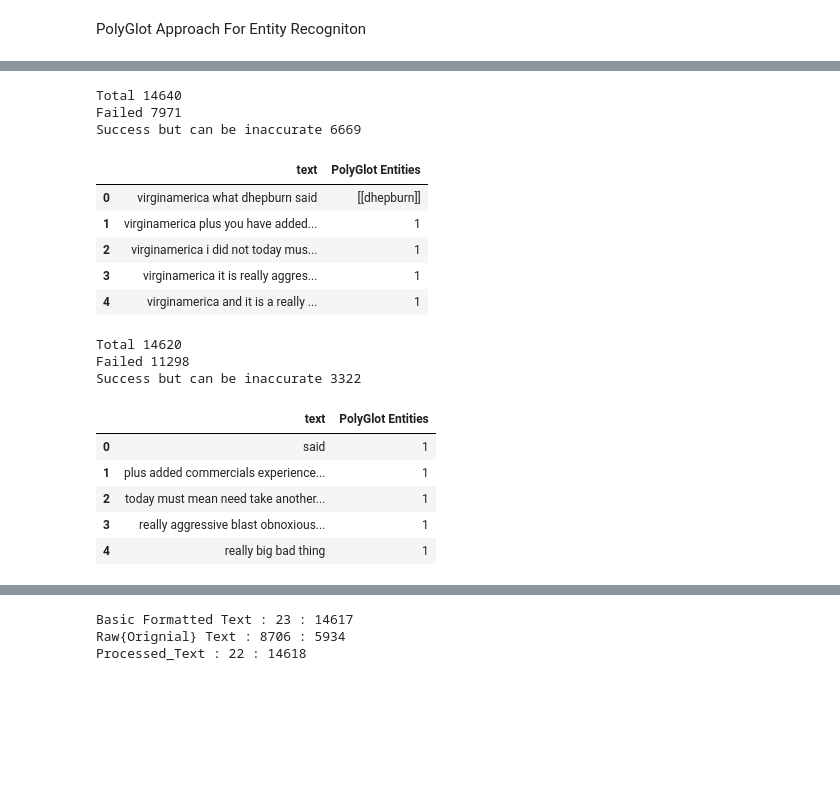
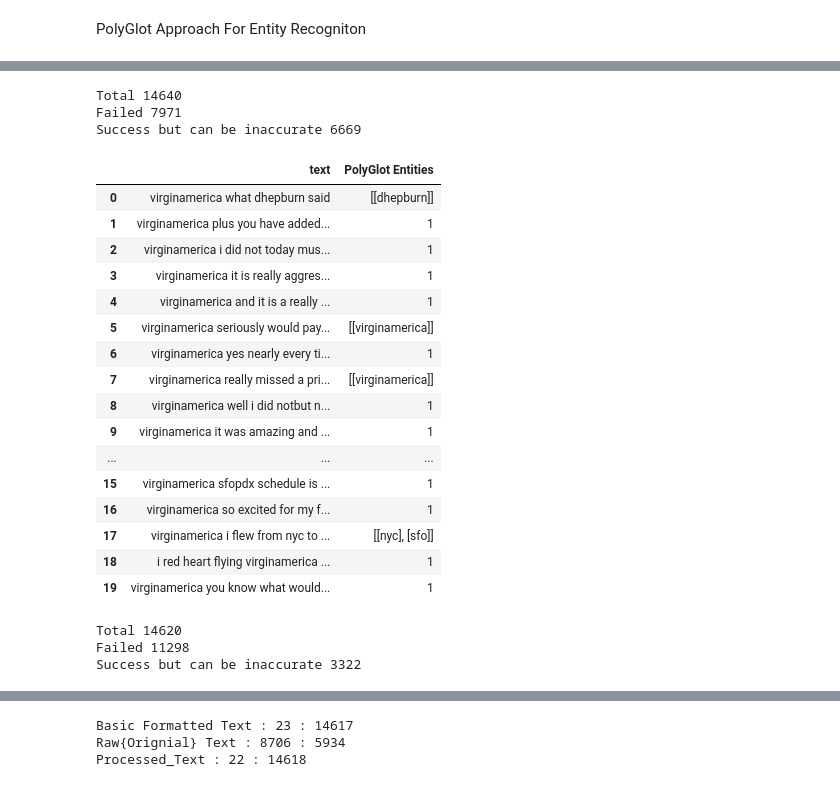
Before and after one commit to Internship-BVoc/G1_TwitterSentimentAnalysis, a Jupyter notebook: twitter_sentiment_analysis.ipynb, the cells around one changed output, grey strips where cells are left out. Drawn from its saved outputs; the diff is of its cells as text; code cells hidden in the pictures; blank space fills up the shorter version.

```diff
--- a/twitter_sentiment_analysis.ipynb
+++ b/twitter_sentiment_analysis.ipynb
@@ -464,26 +452,37 @@ Success but can be inaccurate 5678
 # %%
 #For PRE-Processed Text {HREF LINKS REMOVED, HTML TEXT REMOVED, WORDS LEMMATIZED , PUNCTUATIONS ARE REMOVED}
 entities = [Text(" ".join(i),hint_language_code='en').entities if Text(" ".join(i),hint_language_code='en').entities!=[] \
             else 1 for i in df1[df1['tokenised_text'].str.len()>0].tokenised_text ]
 
 entitiesArray = [i for i in entities if i!=1]
 emptyEntities = [i for i in entities if i==1]
 df1['PolyGlot Entities'] = entities
 
 print("Total %s" % len(entitiesArray+emptyEntities))
 print("Failed %s" % len(emptyEntities))
 print("Success but can be inaccurate %s" % len(entitiesArray))
-df1.head()[['text','PolyGlot Entities']]
+df1.head(20)[['text','PolyGlot Entities']]
 # %% [output]
 Total 14640
 Failed 7971
 Success but can be inaccurate 6669
 |  | text | PolyGlot Entities |
 | 0 | virginamerica what dhepburn said | [[dhepburn]] |
 | 1 | virginamerica plus you have added... | 1 |
 | 2 | virginamerica i did not today mus... | 1 |
 | 3 | virginamerica it is really aggres... | 1 |
 | 4 | virginamerica and it is a really ... | 1 |
+| 5 | virginamerica seriously would pay... | [[virginamerica]] |
+| 6 | virginamerica yes nearly every ti... | 1 |
+| 7 | virginamerica really missed a pri... | [[virginamerica]] |
+| 8 | virginamerica well i did notbut n... | 1 |
+| 9 | virginamerica it was amazing and ... | 1 |
+| ... | ... | ... |
+| 15 | virginamerica sfopdx schedule is ... | 1 |
+| 16 | virginamerica so excited for my f... | 1 |
+| 17 | virginamerica i flew from nyc to ... | [[nyc], [sfo]] |
+| 18 | i red heart flying virginamerica ... | 1 |
+| 19 | virginamerica you know what would... | 1 |
 # %%
 #For Processed Text
 entities = [Text(" ".join(i),hint_language_code='en').entities if Text(" ".join(i),hint_language_code='en').entities!=[] \
@@ -497,17 +496,10 @@ df_data['PolyGlot Entities'] = entities+[1]*(len(df_data)-len(entities))
 print("Total %s" % len(entitiesArray+emptyEntities))
 print("Failed %s" % len(emptyEntities))
 print("Success but can be inaccurate %s" % len(entitiesArray))
-df_data.head()[['text','PolyGlot Entities']]
 # %% [output]
 Total 14620
 Failed 11298
 Success but can be inaccurate 3322
-|  | text | PolyGlot Entities |
-| 0 | said | 1 |
-| 1 | plus added commercials experience... | 1 |
-| 2 | today must mean need take another... | 1 |
-| 3 | really aggressive blast obnoxious... | 1 |
-| 4 | really big bad thing | 1 |
 # %%
 #NLTK Approach for NER
 sentence = df.text[0]
```
Also changed, not shown: parts of 32 cells of this notebook.
